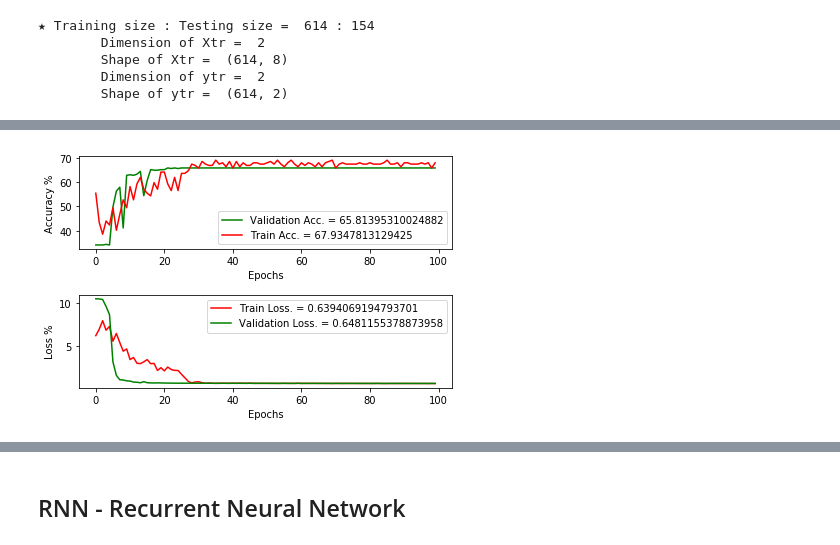
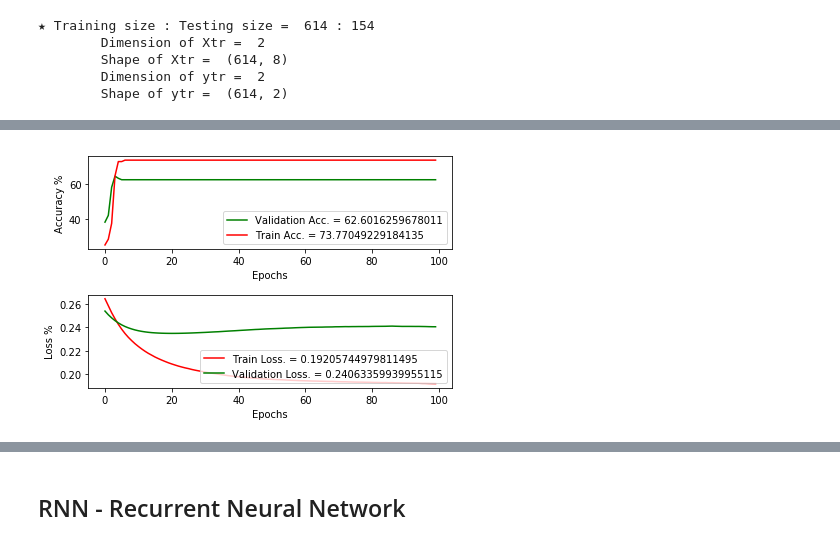
Before and after one commit to iamshihshan/PyOllyTutorial, a Jupyter notebook: 06_Keras.ipynb, the cells around one changed output, grey strips where cells are left out. Saved outputs shown, nothing was run; the diff lists cells and outputs as text; code cells hidden in the pictures.

```diff
--- a/06_Keras.ipynb
+++ b/06_Keras.ipynb
@@ -135,7 +151,9 @@ var = ['preg', 'plas', 'pres', 'skin', 'test', 'mass', 'pedi', 'age', 'class']
 df = pd.read_csv('DataBase/ForModelCamparison.csv', names=var)
 array = df.values
 
-X = array[:,0:8]
+Features = array[:,0:8]
+MinMax_Scale = preprocessing.MinMaxScaler(feature_range=(0,1))
+X = MinMax_Scale.fit_transform(Features)
 y = np_utils.to_categorical(array[:,8])
 
 Xtr, Xte, ytr, yte = train_test_split(X, y, test_size=0.20)
@@ -153,24 +171,29 @@ print('\tShape of ytr = ', ytr.shape)
 # %%
 modelA = Sequential()
 
-modelA.add(Dense(6, input_dim=8))
+modelA.add(Dense(100, input_dim=8))
 modelA.add(Activation('relu'))
-modelA.add(Dropout(0.5))
+# modelA.add(Dropout(0.5))
 
-modelA.add(Dense(4))
+modelA.add(Dense(40))
 modelA.add(Activation('relu'))
-modelA.add(Dropout(0.5))
+# modelA.add(Dropout(0.5))
 
 modelA.add(Dense(2))
 modelA.add(Activation('softmax'))
 
-modelA.compile(loss='categorical_crossentropy',
-               optimizer=SGD(momentum=0.5, nesterov=True),
+modelA.compile(loss='mean_squared_error',
+               optimizer=SGD(lr=0.01, momentum=0.5, nesterov=True),
                metrics=['accuracy'])
 
+# earlyStop = EarlyStopping(monitor = 'val_loss', patience = 3)
+
+
 historyA = modelA.fit(Xtr, ytr, epochs=100,
-                      batch_size=200, verbose=0,
-                      validation_split=0.7)
+                      batch_size=32, verbose=0,
+                      validation_split=0.8,
+                      # callbacks=[earlyStop]
+                     )
 
 resultA = modelA.evaluate(Xte, yte, verbose=0)
 resultA_prob = modelA.predict_proba(Xte)
@@ -185 +208 @@ Test set loss:  0.671408342077
-[figure, old version]
+[figure, new version]
```
Also changed, not shown: parts of 40 cells of this notebook.
